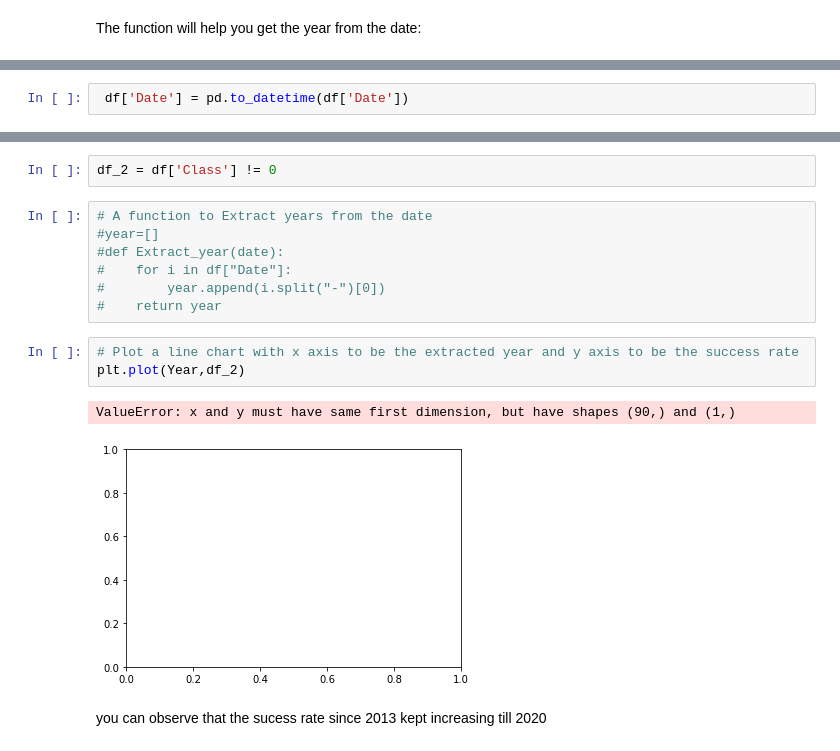
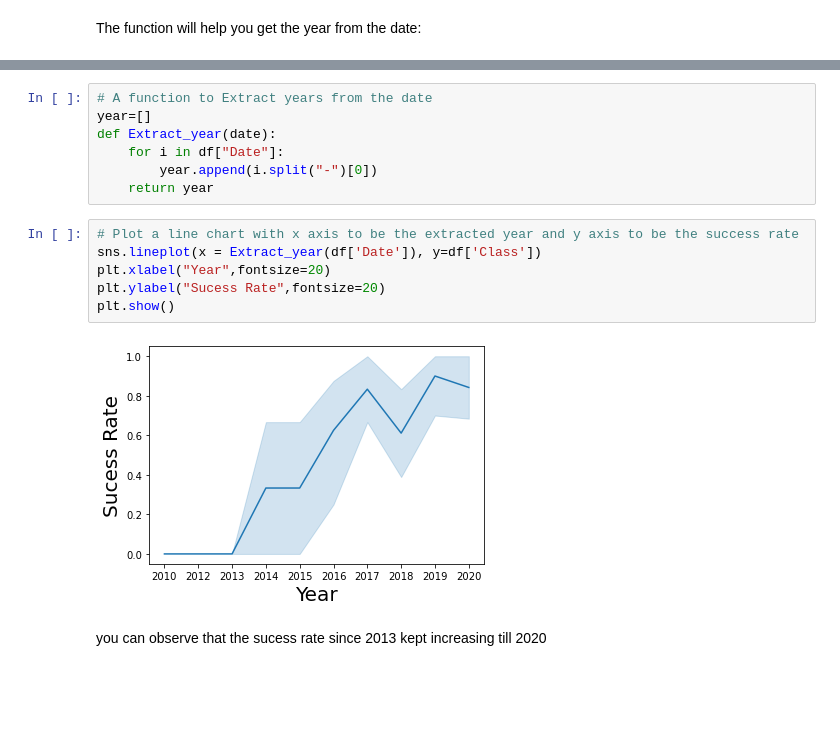
Before and after one commit to Sanfiel91/Data_Science, a Jupyter notebook: jupyter-labs-eda-dataviz.ipynb, the cells around one changed output, grey strips where cells are left out. Saved outputs shown, nothing was run; the diff lists cells and outputs as text; blank space fills up the shorter version.

```diff
--- a/jupyter-labs-eda-dataviz.ipynb
+++ b/jupyter-labs-eda-dataviz.ipynb
@@ -202,2 +160,0 @@ df.head()
-# %%
- df['Date'] = pd.to_datetime(df['Date'])
@@ -220,18 +161,18 @@ Name: Date, Length: 90, dtype: int64
-# %%
-df_2 = df['Class'] != 0
 # %%
 # A function to Extract years from the date
-#year=[]
-#def Extract_year(date):
-#    for i in df["Date"]:
-#        year.append(i.split("-")[0])
-#    return year
+year=[]
+def Extract_year(date):
+    for i in df["Date"]:
+        year.append(i.split("-")[0])
+    return year
 # %%
 # Plot a line chart with x axis to be the extracted year and y axis to be the success rate
-plt.plot(Year,df_2)
+sns.lineplot(x = Extract_year(df['Date']), y=df['Class'])
+plt.xlabel("Year",fontsize=20)
+plt.ylabel("Sucess Rate",fontsize=20)
+plt.show()
 # %% [output]
-ValueError: x and y must have same first dimension, but have shapes (90,) and (1,)
-[figure, old version]
+[figure, new version]
 # %% [markdown]
 you can observe that the sucess rate since 2013 kept increasing till 2020
 # %% [markdown]
```
Also changed, not shown: parts of 10 cells of this notebook.
